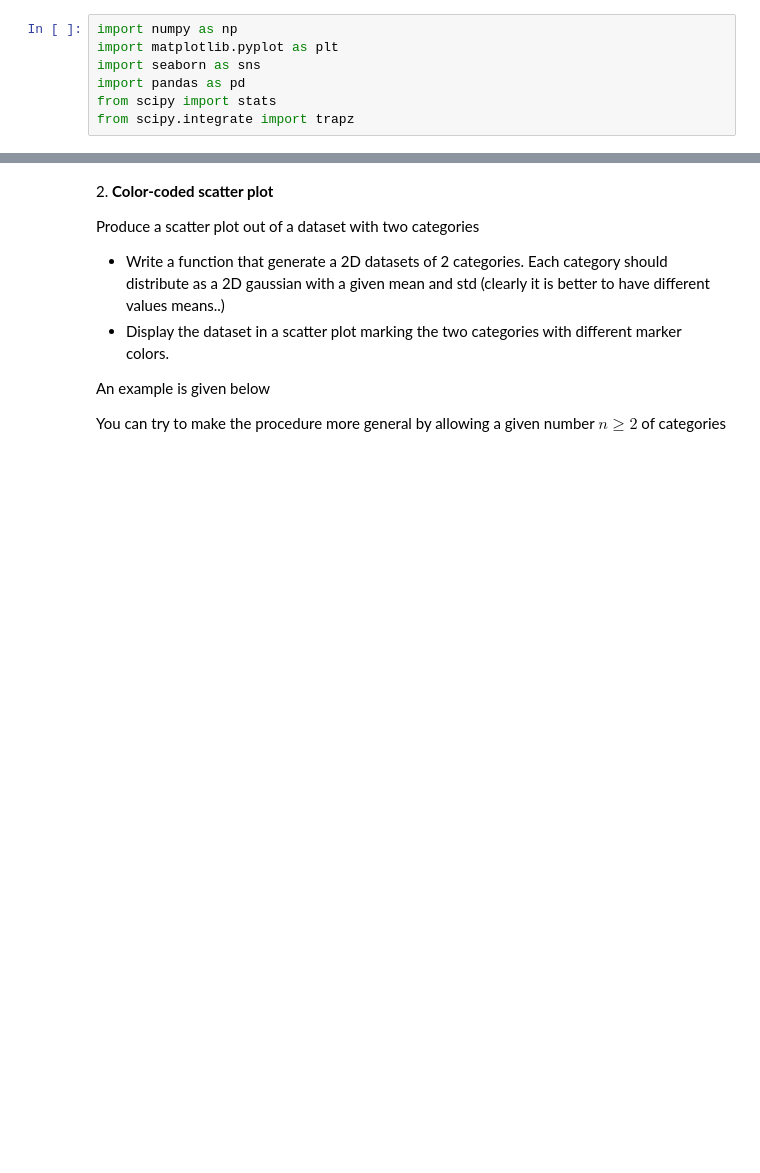
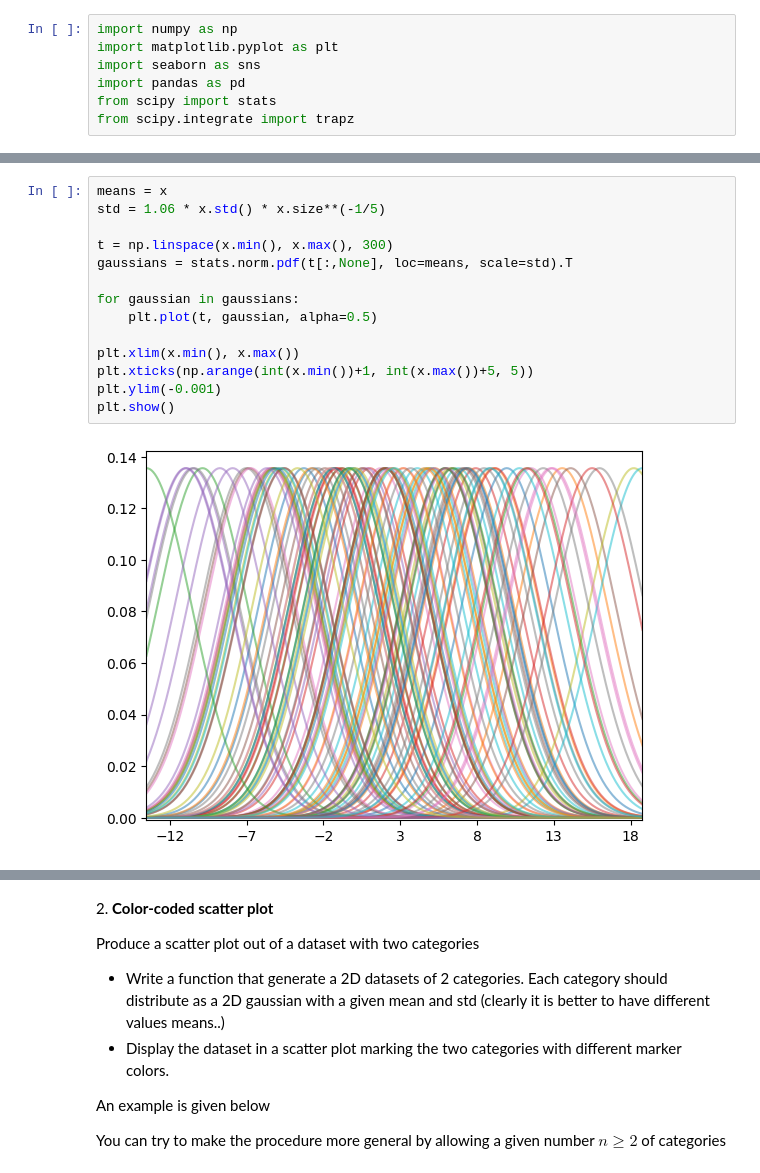
Before and after one commit to Berto70/LaboratoryOfComputationalPhysics_Y6, a Jupyter notebook: 07ex_Visualization.ipynb, the cells around one changed output, grey strips where cells are left out. Cells and saved outputs as stored; diff of their text form; blank space fills up the shorter version.

```diff
--- a/07ex_Visualization.ipynb
+++ b/07ex_Visualization.ipynb
@@ -23,0 +43,16 @@ from scipy.integrate import trapz
+# %%
+means = x
+std = 1.06 * x.std() * x.size**(-1/5)
+
+t = np.linspace(x.min(), x.max(), 300)
+gaussians = stats.norm.pdf(t[:,None], loc=means, scale=std).T
+
+for gaussian in gaussians:
+    plt.plot(t, gaussian, alpha=0.5)
+
+plt.xlim(x.min(), x.max())
+plt.xticks(np.arange(int(x.min())+1, int(x.max())+5, 5))
+plt.ylim(-0.001)
+plt.show()
+# %% [output]
+[figure, added]
```
Also changed, not shown: parts of 4 cells of this notebook.
